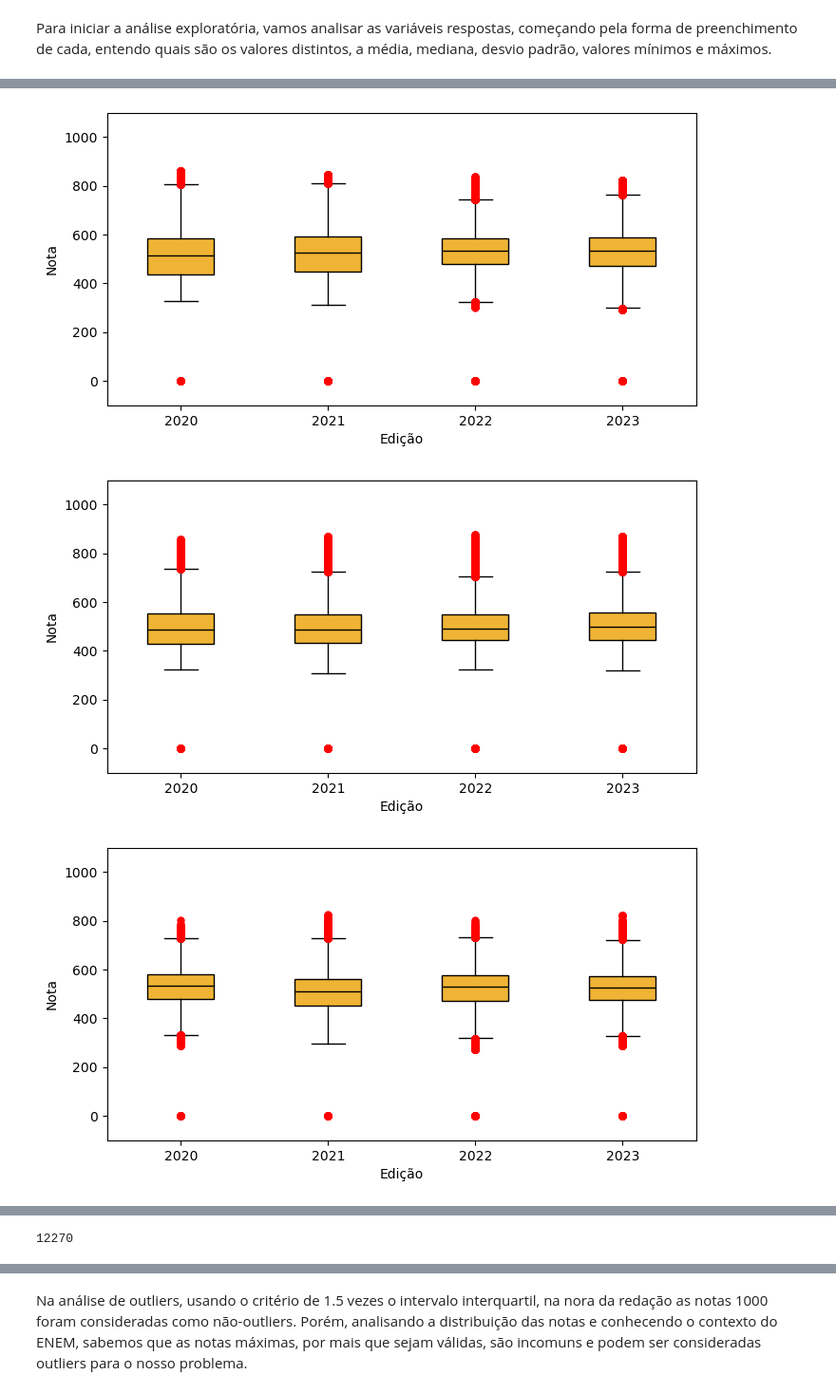
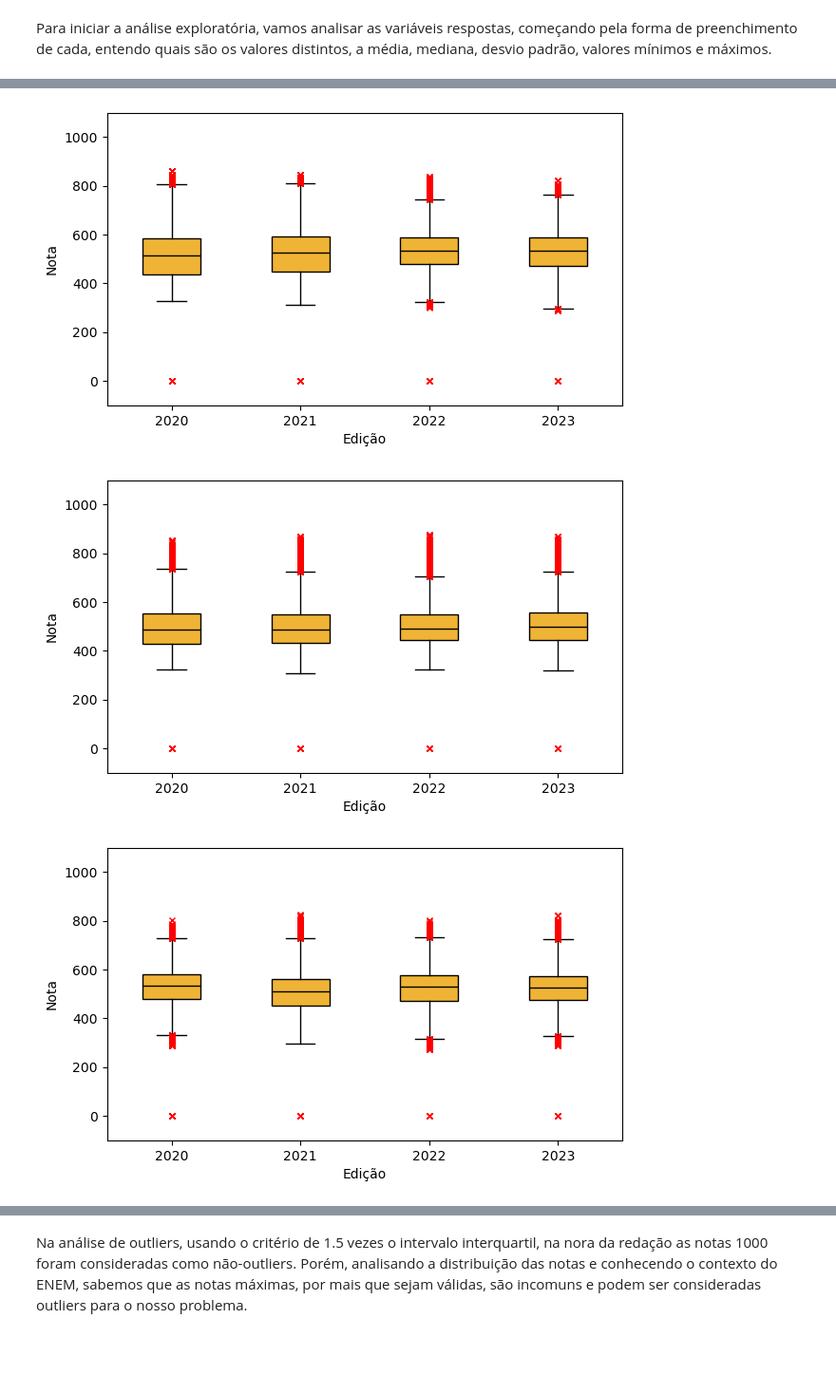
Before and after one commit to sudruder/TCC_MBA_Ciencia_Dados_ICMC, a Jupyter notebook: programação/tcc_pt_02.ipynb, the cells around one changed output, grey strips where cells are left out. Shown at 95% size. Drawn from its saved outputs; the diff is of its cells as text; code cells hidden in the pictures; blank space fills up the shorter version.

```diff
--- a/programação/tcc_pt_02.ipynb
+++ b/programação/tcc_pt_02.ipynb
@@ -111,6 +88,4 @@ Wall time: 23.7 ms
 # %%
-%%time
-
 ### Distribuição das notas
 
 dc_nome_salvar = {
@@ -141,7 +116,7 @@ for nome, df in dc_dfs.items():
     std_str = f"{desv_pad:.1f}".replace(".", ",")
     med_str = f"{mediana:.1f}".replace(".", ",")
 
-    plt.figure(figsize = (7, 5))
+    plt.figure(figsize = (7, 4))
 
     # plt.title(f"Histograma das notas - {nome}", fontsize = 16)
 
@@ -192,7 +167,7 @@ for nome, df in dc_dfs.items():
 
     # legenda feita de forma manual
     plt.text(
-        0.98, 0.91,
+        0.98, 0.88,
         f"n = {n_str}\nμ = {mean_str}\nσ = {std_str}\nMd = {med_str}",
         transform=plt.gca().transAxes,
         ha='right', va='top',
@@ -313,18 +281,10 @@ Wall time: 370 ms
 0
 # %%
-%%time
-
 ### Teste de hipótese de que as médias das notas são iguais entre as edições
 
 from scipy.stats import f_oneway
 
 for nome, df in dc_dfs.items():
-
-    print("=" * 50)
-    print()
-
-    print(f"Análise para: {nome}")
-    print()
 
     target = dc_target[nome]
 
@@ -333,28 +293,19 @@ for nome, df in dc_dfs.items():
     medias_por_ano = [np.mean(g) for g in grupos]
     diff_maxima = max(medias_por_ano) - min(medias_por_ano)
 
-    print(f"Médias por edição: {[round(m, 2) for m in medias_por_ano]}")
-    print(f"Diferença máxima encontrada: {diff_maxima:.2f} pontos")
-
     # Estatística F
     stat, p_value = f_oneway(*grupos)
     alpha = 0.001
 
-    print(f"Estatística F: {stat:.4f}")
-    print(f"p-valor: {p_value:.4e}")
-
     # Tamanho do Efeito - Standardized mean difference
-
     desvio_padrao = df[target].astype('float32').std()
     smd = diff_maxima / desvio_padrao
 
-    print(f"Tamanho do efeito (SMD): {smd:.4f}")
-
     # Conclusão do teste de hipótese
     if p_value < alpha:
-        print(">> Resultado Estatístico: Rejeita-se H0 (Diferença significativa detectada).")
+        rejeita_h0 = 'Sim'
     else:
-        print(">> Resultado Estatístico: Não se rejeita H0 (Médias iguais).")
+        rejeita_h0 = 'Não'
 
     # Interpretação do tamanho do efeito
     if smd < 0.2:
@@ -366,10 +317,7 @@ for nome, df in dc_dfs.items():
     else:
         interpretacao = "Grande"
 
-    print(f">> Conclusão Prática: O tamanho do efeito é **{interpretacao}**")
-    print()
-
-print("=" * 50)
+    print(f"{nome} | Estatística F: {stat:.4f} | Rejeita-se H0: {rejeita_h0} | p-valor: {p_value:.4e} | SMD: {smd:.4f} | {interpretacao}")
 
 del nome, df, target, grupos, stat, p_value, alpha, medias_por_ano, diff_maxima
 del desvio_padrao, smd, interpretacao
@@ -395,42 +331,40 @@ Wall time: 621 ms
 0
 # %%
-%%time
-
 ### Boxplot
 
 for nome, df in dc_dfs.items():
 
     target = dc_target[nome]
 
-    plt.figure(figsize = (8, 4))
+    plt.figure(figsize = (7, 4))
 
     # agrupar por edição e criar boxplot por edição
     data = [df.loc[df['edicao'] == e, target].values.astype('float32') for e in edicoes]
 
     plt.boxplot(
         data,
         vert = True,
         patch_artist = True,
         tick_labels = edicoes,
         boxprops = dict(facecolor = 'xkcd:macaroni and cheese', color = 'black'),
         medianprops = dict(color = 'black'),
         whiskerprops = dict(color = 'black'),
         capprops = dict(color = 'black'),
-        flierprops = dict(markerfacecolor = 'red', markeredgecolor = 'red', markersize = 5, marker = 'o')
+        flierprops = dict(markerfacecolor = 'red', markeredgecolor = 'red', markersize = 5, marker = 'x')
     )
 
     plt.ylim(-100,1100)
     plt.yticks(range(0, 1001, 200))
 
     plt.xlabel("Edição")
     plt.ylabel("Nota")
     # plt.title(f"Boxplot das notas por edição - {nome}")
     plt.savefig(f"../texto/imagens/boxplot_{dc_nome_salvar[nome]}.png", dpi=300, bbox_inches='tight')
     plt.show()
 
 del nome, df, target, data
 gc.collect()
 # %% [output]
-[figure, old version]
+[figure, new version]
-[figure, old version]
+[figure, new version]
-[figure, old version]
+[figure, new version]
@@ -441,2 +374 @@ Wall time: 2.06 s
-12270
 # %% [markdown]
```
Also changed, not shown: parts of 15 cells of this notebook, 34 other files.
